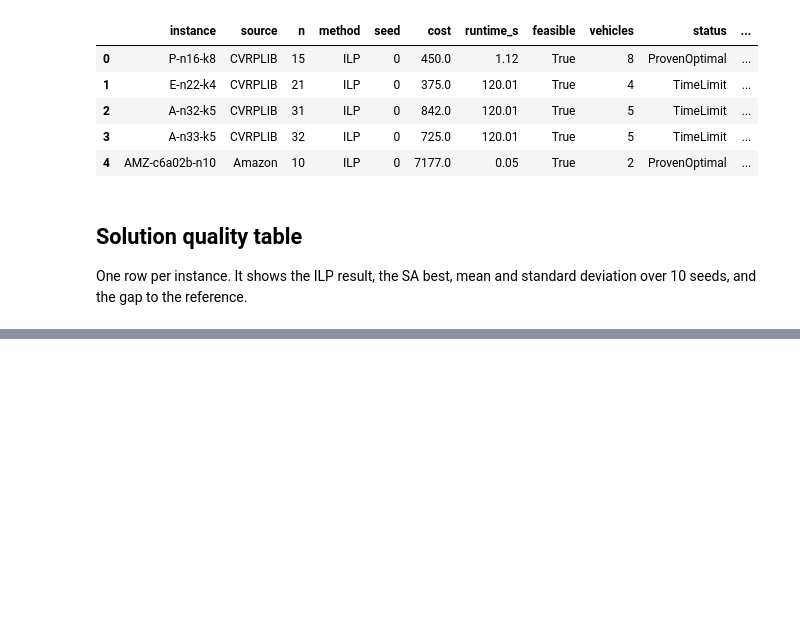
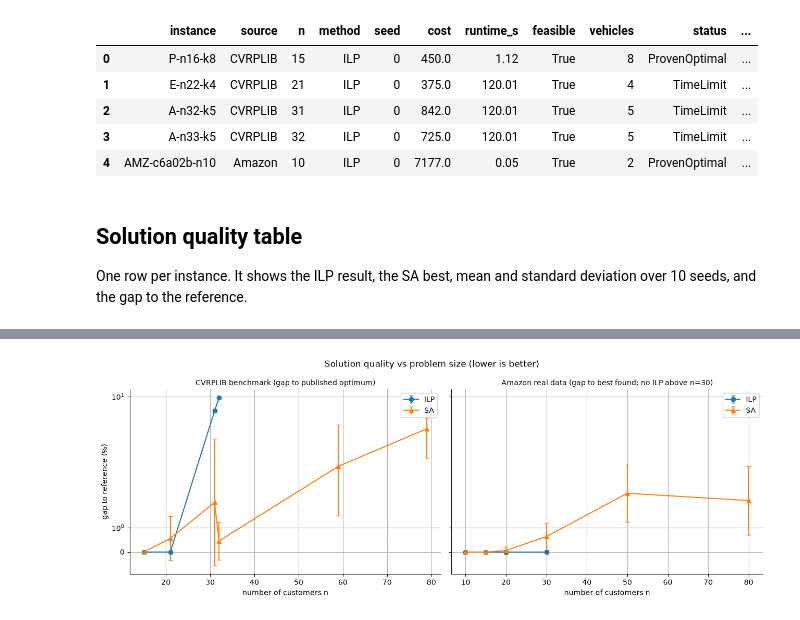
Before and after one commit to Ishara-Mee/IT-5082-OM-Assignment, a Jupyter notebook: IT-5082-OM- CVRP Optimization.ipynb, the cells around one changed output, grey strips where cells are left out. Drawn from its saved outputs; the diff is of its cells as text; code cells hidden in the pictures; blank space fills up the shorter version.

```diff
--- a/IT-5082-OM- CVRP Optimization.ipynb
+++ b/IT-5082-OM- CVRP Optimization.ipynb
@@ -990,0 +1013,19 @@ quality_df
+# %%
+fig, axs = plt.subplots(1, 2, figsize=(13, 4.8), sharey=True)
+panels = [(axs[0], "CVRPLIB", "CVRPLIB benchmark (gap to published optimum)"),
+          (axs[1], "Amazon", "Amazon real data (gap to best found; no ILP above n=30)")]
+for ax, source, title in panels:
+    for method, style in [("ILP", "o"), ("SA", "^")]:
+        g = runs_df[(runs_df.source == source) & (runs_df.method == method)].groupby("n")["gap_pct"].agg(["mean", "std"]).fillna(0)
+        ax.errorbar(g.index, g["mean"], yerr=g["std"], fmt=style + "-", capsize=3, label=method)
+    ax.set_xlabel("number of customers n")
+    ax.set_yscale("symlog", linthresh=5)
+    ax.set_title(title, fontsize=10)
+    ax.legend()
+axs[0].set_ylabel("gap to reference (%)")
+fig.suptitle("Solution quality vs problem size (lower is better)")
+plt.tight_layout()
+plt.savefig(FIG / "6_4_gap_vs_n.png", dpi=150)
+plt.show()
+# %% [output]
+[figure, added]
```
Also changed, not shown: parts of 10 cells of this notebook, 5 other files.
